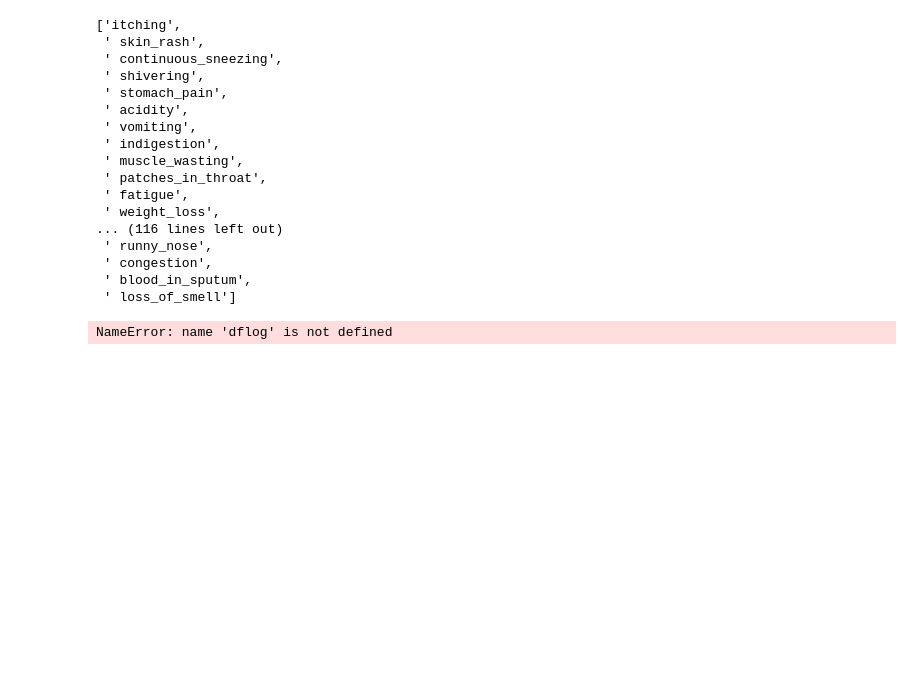
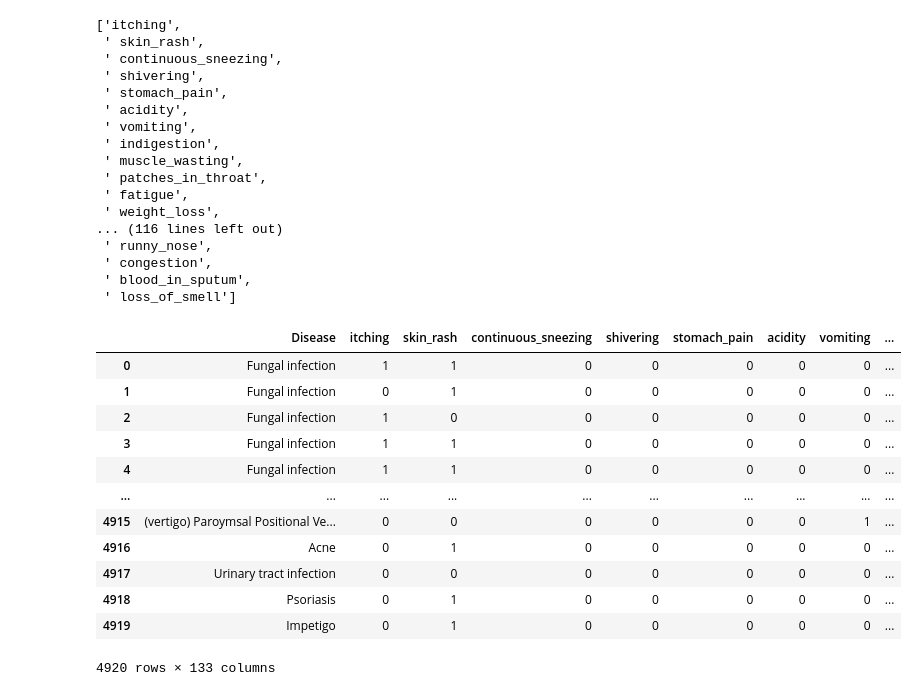
Before and after one commit to nihcas2015/Disease_Predictor, a Jupyter notebook: dataset.ipynb, the cells around one changed output. Drawn from its saved outputs; the diff is of its cells as text; code cells hidden in the pictures; blank space fills up the shorter version.

```diff
--- a/dataset.ipynb
+++ b/dataset.ipynb
@@ -47,7 +47,32 @@ fealog
  ' congestion',
  ' blood_in_sputum',
  ' loss_of_smell']
-# %%
-dftemp=pd.DataFrame({"Disease":dflog["Disease"]})
-# %% [output]
-NameError: name 'dflog' is not defined
+# %%
+dftemp=pd.DataFrame({"Disease":df["Disease"]})
+for i in fealog:
+    dftemp[i]=0
+for i in range(len(df)):
+    row = df.iloc[i]
+
+    for col in df.columns:
+        if col != "Disease":
+            value = row[col]
+
+            if value in dftemp.columns:
+                dftemp.iloc[i, dftemp.columns.get_loc(value)] = 1
+df=dftemp
+df
+# %% [output]
+|  | Disease | itching | skin_rash | continuous_sneezing | shivering | stomach_pain | acidity | vomiting | ... |
+| 0 | Fungal infection | 1 | 1 | 0 | 0 | 0 | 0 | 0 | ... |
+| 1 | Fungal infection | 0 | 1 | 0 | 0 | 0 | 0 | 0 | ... |
+| 2 | Fungal infection | 1 | 0 | 0 | 0 | 0 | 0 | 0 | ... |
+| 3 | Fungal infection | 1 | 1 | 0 | 0 | 0 | 0 | 0 | ... |
+| 4 | Fungal infection | 1 | 1 | 0 | 0 | 0 | 0 | 0 | ... |
+| ... | ... | ... | ... | ... | ... | ... | ... | ... | ... |
+| 4915 | (vertigo) Paroymsal Positional Ve... | 0 | 0 | 0 | 0 | 0 | 0 | 1 | ... |
+| 4916 | Acne | 0 | 1 | 0 | 0 | 0 | 0 | 0 | ... |
+| 4917 | Urinary tract infection | 0 | 0 | 0 | 0 | 0 | 0 | 0 | ... |
+| 4918 | Psoriasis | 0 | 1 | 0 | 0 | 0 | 0 | 0 | ... |
+| 4919 | Impetigo | 0 | 1 | 0 | 0 | 0 | 0 | 0 | ... |
+4920 rows × 133 columns
```
Also changed, not shown: parts of 1 cell of this notebook.
